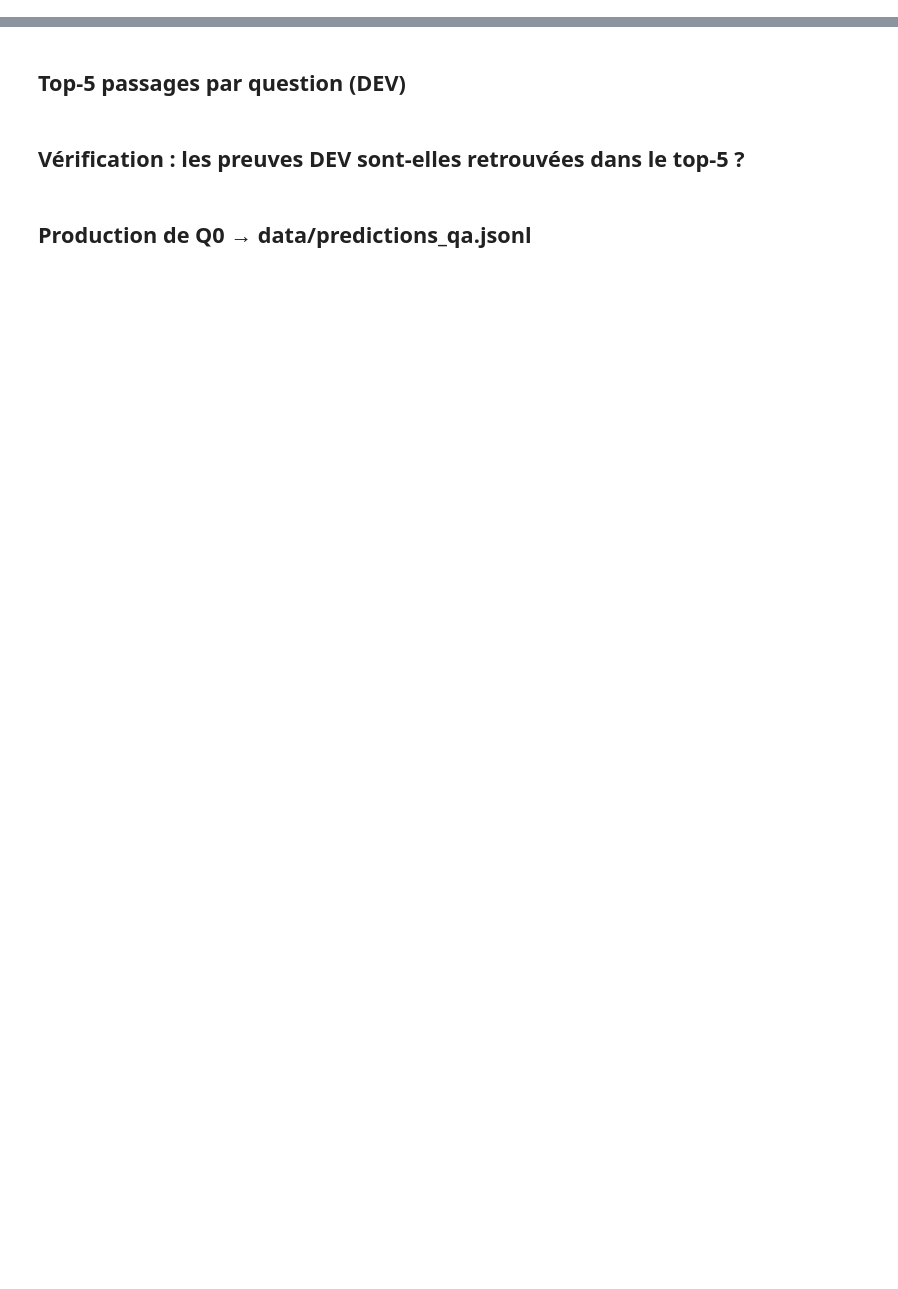
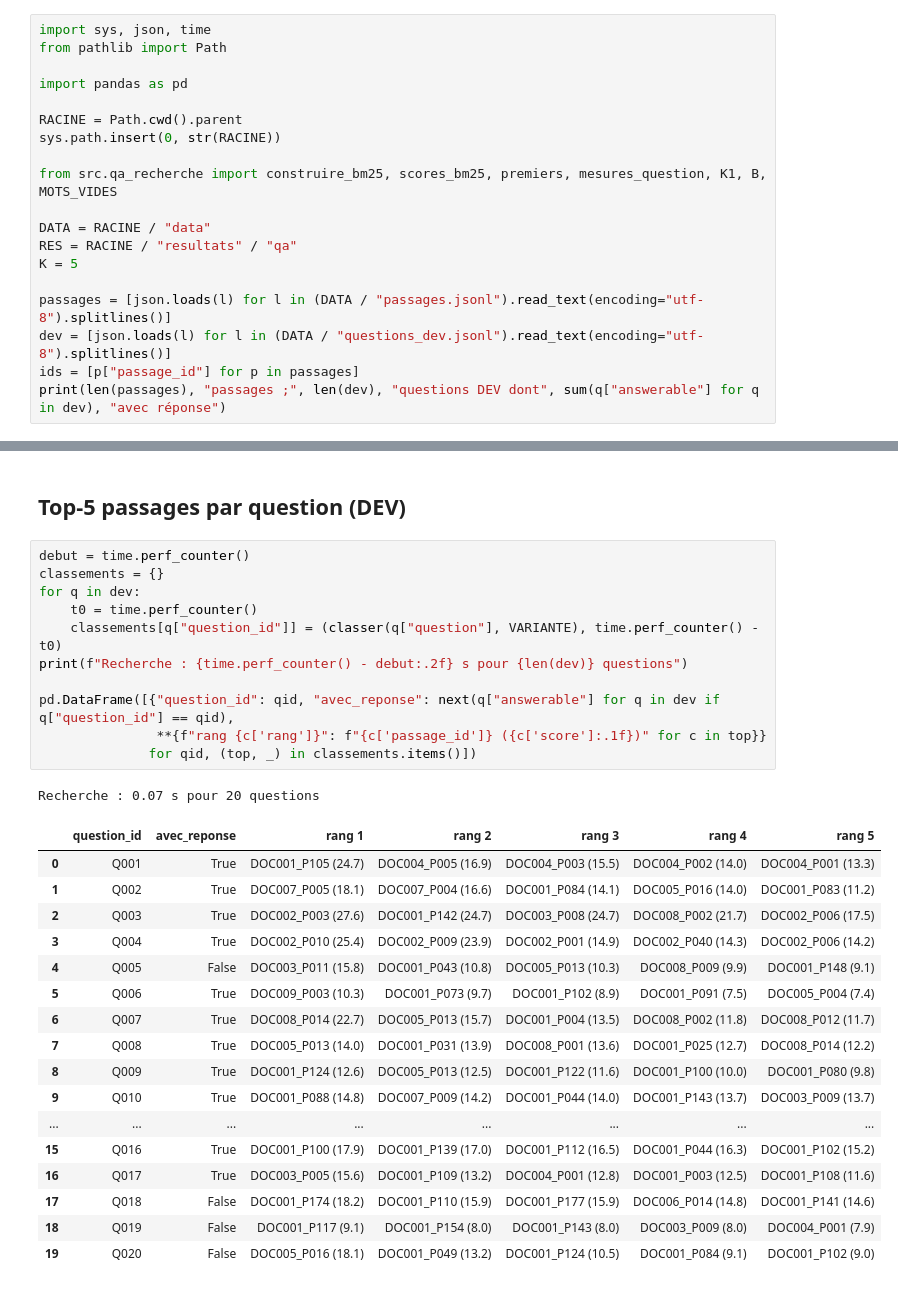
Before and after one commit to yam89421/NLP-SANTE-BC5CDR, a Jupyter notebook: notebooks/4.1_recherche_lexicale_q0.ipynb, the cells around one changed output, grey strips where cells are left out. Drawn from its saved outputs; the diff is of its cells as text; blank space fills up the shorter version.

```diff
--- a/notebooks/4.1_recherche_lexicale_q0.ipynb
+++ b/notebooks/4.1_recherche_lexicale_q0.ipynb
@@ -12,0 +15,19 @@ Si le contexte dépasse la capacité du LLM, fixer une sélection reproductible
+# %%
+import sys, json, time
+from pathlib import Path
+
+import pandas as pd
+
+RACINE = Path.cwd().parent
+sys.path.insert(0, str(RACINE))
+
+from src.qa_recherche import construire_bm25, scores_bm25, premiers, mesures_question, K1, B, MOTS_VIDES
+
+DATA = RACINE / "data"
+RES = RACINE / "resultats" / "qa"
+K = 5
+
+passages = [json.loads(l) for l in (DATA / "passages.jsonl").read_text(encoding="utf-8").splitlines()]
+dev = [json.loads(l) for l in (DATA / "questions_dev.jsonl").read_text(encoding="utf-8").splitlines()]
+ids = [p["passage_id"] for p in passages]
+print(len(passages), "passages ;", len(dev), "questions DEV dont", sum(q["answerable"] for q in dev), "avec réponse")
@@ -13,6 +132,32 @@ Si le contexte dépasse la capacité du LLM, fixer une sélection reproductible
 # %% [markdown]
 ## Top-5 passages par question (DEV)
-# %% [markdown]
-## Vérification : les preuves DEV sont-elles retrouvées dans le top-5 ?
-# %% [markdown]
-## Production de Q0 → data/predictions_qa.jsonl
+# %%
+debut = time.perf_counter()
+classements = {}
+for q in dev:
+    t0 = time.perf_counter()
+    classements[q["question_id"]] = (classer(q["question"], VARIANTE), time.perf_counter() - t0)
+print(f"Recherche : {time.perf_counter() - debut:.2f} s pour {len(dev)} questions")
+
+pd.DataFrame([{"question_id": qid, "avec_reponse": next(q["answerable"] for q in dev if q["question_id"] == qid),
+               **{f"rang {c['rang']}": f"{c['passage_id']} ({c['score']:.1f})" for c in top}}
+              for qid, (top, _) in classements.items()])
+# %% [output]
+Recherche : 0.07 s pour 20 questions
+|  | question_id | avec_reponse | rang 1 | rang 2 | rang 3 | rang 4 | rang 5 |
+| 0 | Q001 | True | DOC001_P105 (24.7) | DOC004_P005 (16.9) | DOC004_P003 (15.5) | DOC004_P002 (14.0) | DOC004_P001 (13.3) |
+| 1 | Q002 | True | DOC007_P005 (18.1) | DOC007_P004 (16.6) | DOC001_P084 (14.1) | DOC005_P016 (14.0) | DOC001_P083 (11.2) |
+| 2 | Q003 | True | DOC002_P003 (27.6) | DOC001_P142 (24.7) | DOC003_P008 (24.7) | DOC008_P002 (21.7) | DOC002_P006 (17.5) |
+| 3 | Q004 | True | DOC002_P010 (25.4) | DOC002_P009 (23.9) | DOC002_P001 (14.9) | DOC002_P040 (14.3) | DOC002_P006 (14.2) |
+| 4 | Q005 | False | DOC003_P011 (15.8) | DOC001_P043 (10.8) | DOC005_P013 (10.3) | DOC008_P009 (9.9) | DOC001_P148 (9.1) |
+| 5 | Q006 | True | DOC009_P003 (10.3) | DOC001_P073 (9.7) | DOC001_P102 (8.9) | DOC001_P091 (7.5) | DOC005_P004 (7.4) |
+| 6 | Q007 | True | DOC008_P014 (22.7) | DOC005_P013 (15.7) | DOC001_P004 (13.5) | DOC008_P002 (11.8) | DOC008_P012 (11.7) |
+| 7 | Q008 | True | DOC005_P013 (14.0) | DOC001_P031 (13.9) | DOC008_P001 (13.6) | DOC001_P025 (12.7) | DOC008_P014 (12.2) |
+| 8 | Q009 | True | DOC001_P124 (12.6) | DOC005_P013 (12.5) | DOC001_P122 (11.6) | DOC001_P100 (10.0) | DOC001_P080 (9.8) |
+| 9 | Q010 | True | DOC001_P088 (14.8) | DOC007_P009 (14.2) | DOC001_P044 (14.0) | DOC001_P143 (13.7) | DOC003_P009 (13.7) |
+| ... | ... | ... | ... | ... | ... | ... | ... |
+| 15 | Q016 | True | DOC001_P100 (17.9) | DOC001_P139 (17.0) | DOC001_P112 (16.5) | DOC001_P044 (16.3) | DOC001_P102 (15.2) |
+| 16 | Q017 | True | DOC003_P005 (15.6) | DOC001_P109 (13.2) | DOC004_P001 (12.8) | DOC001_P003 (12.5) | DOC001_P108 (11.6) |
+| 17 | Q018 | False | DOC001_P174 (18.2) | DOC001_P110 (15.9) | DOC001_P177 (15.9) | DOC006_P014 (14.8) | DOC001_P141 (14.6) |
+| 18 | Q019 | False | DOC001_P117 (9.1) | DOC001_P154 (8.0) | DOC001_P143 (8.0) | DOC003_P009 (8.0) | DOC004_P001 (7.9) |
+| 19 | Q020 | False | DOC005_P016 (18.1) | DOC001_P049 (13.2) | DOC001_P124 (10.5) | DOC001_P084 (9.1) | DOC001_P102 (9.0) |
```
Also changed, not shown: parts of 14 cells of this notebook, 51 other files.
